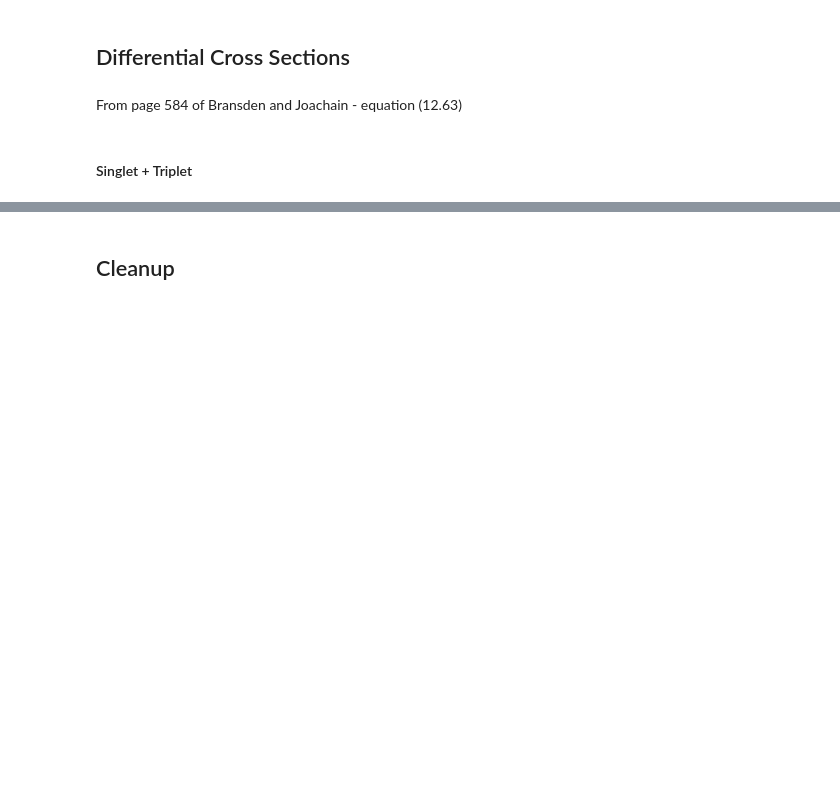
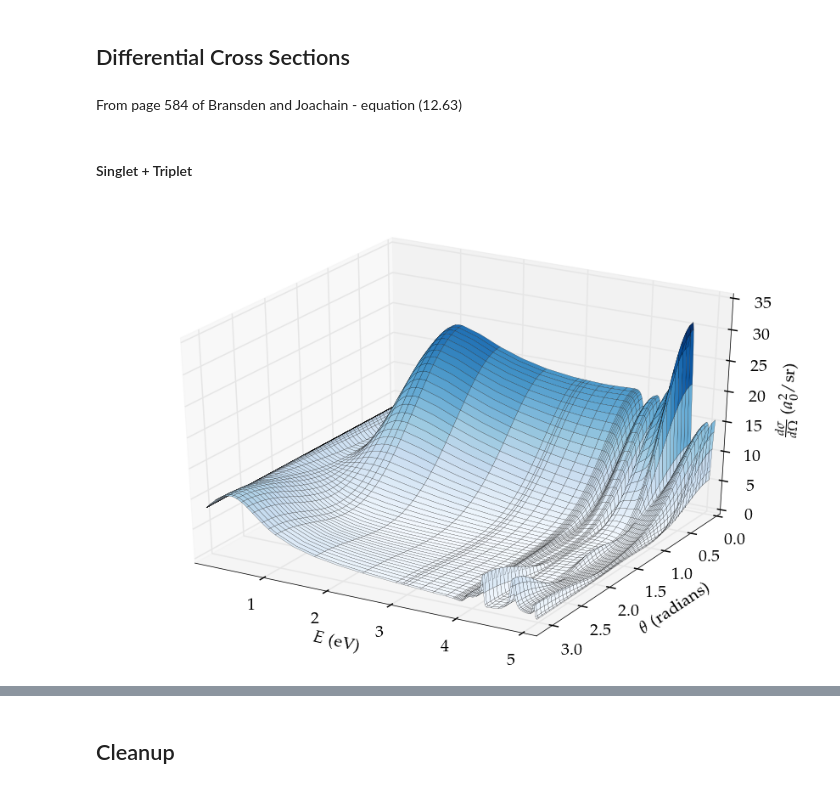
Before and after one commit to DentonW/Papers, a Jupyter notebook: PRA PsH/IPython/Paper Images.ipynb, the cells around one changed output, grey strips where cells are left out. Saved outputs shown, nothing was run; the diff lists cells and outputs as text; code cells hidden in the pictures; blank space fills up the shorter version.

```diff
--- a/PRA PsH/IPython/Paper Images.ipynb
+++ b/PRA PsH/IPython/Paper Images.ipynb
@@ -544,36 +552,38 @@ Ntheta = 100
 lmax = 5
 
 theta = np.linspace(0, pi, Ntheta)
 
 fig = plt.figure(figsize=(12,8))
 ax = plt.axes(projection='3d')
 
 x = Esub
 y = theta.copy()
 X, Y = np.meshgrid(x, y)
 zs1 = np.array([DifferentialCrossSingle(np.sqrt(4.0/27.21138505*x),y,np.sqrt(4.0/27.21138505*(27.21138505/4.0*kappasub**2)),lmax,interp_phase1) for x,y in zip(np.ravel(X), np.ravel(Y))])
 zs3 = np.array([DifferentialCrossSingle(np.sqrt(4.0/27.21138505*x),y,np.sqrt(4.0/27.21138505*(27.21138505/4.0*kappasub**2)),lmax,interp_phase3) for x,y in zip(np.ravel(X), np.ravel(Y))])
 zs = 0.25*zs1 + 0.75*zs3
 Z = zs.reshape(X.shape)
 
 #ax.plot_surface(X, Y, Z, rstride=1, cstride=1, linewidth=0, antialiased=True)
 #ax.plot_surface(X, Y, Z, rstride=1, cstride=1, linewidth=0.1, antialiased=True, cmap=cm.Blues)
 ax.plot_surface(X, Y, Z, rstride=2, cstride=2, linewidth=0.2, antialiased=True, cmap=cm.Blues)
 #ax.plot_surface(X, Y, Z, rstride=2, cstride=2, linewidth=0.2, antialiased=True, cmap=cm.gray)
 #ax.plot_surface(X, Y, Z, antialiased=True, cmap=cm.Blues)
 
 ax.tick_params(axis='both', which='major', labelsize=20)
-ax.set_xlabel(r'$E$ $(eV)$', fontsize=20, labelpad=20)
-ax.set_ylabel(r'$\theta$ $(radians)$', fontsize=20)
-ax.set_zlabel(r"$\frac{d\sigma}{d\Omega} (units of $a_0^2/sr$)$", fontsize=24)
+ax.set_xlabel(r'$E$ (eV)', fontsize=20, labelpad=20)
+ax.set_ylabel(r'$\theta$ (radians)', fontsize=20)
+ax.set_zlabel(r"$\frac{d\sigma}{d\Omega}$ ($a_0^2/$sr)", fontsize=20)
 ax.set_xlim3d(27.21138505/4.0 * minK**2, 27.21138505/4.0 * maxK**2)
 #ax.set_ylim3d(0, 3.2)
 ax.set_ylim3d(3.2, 0)
 
 plt.tight_layout()
 plt.savefig("combined-diff-cross-sections.pdf", bbox_inches='tight')
 
 plt.show()
+# %% [output]
+[figure, added]
 # %%
 theta = (0, pi/2, pi)
 plotcol = ('steelblue', '#99CC66', 'coral')
```
Also changed, not shown: parts of 16 cells of this notebook, 5 other files.
